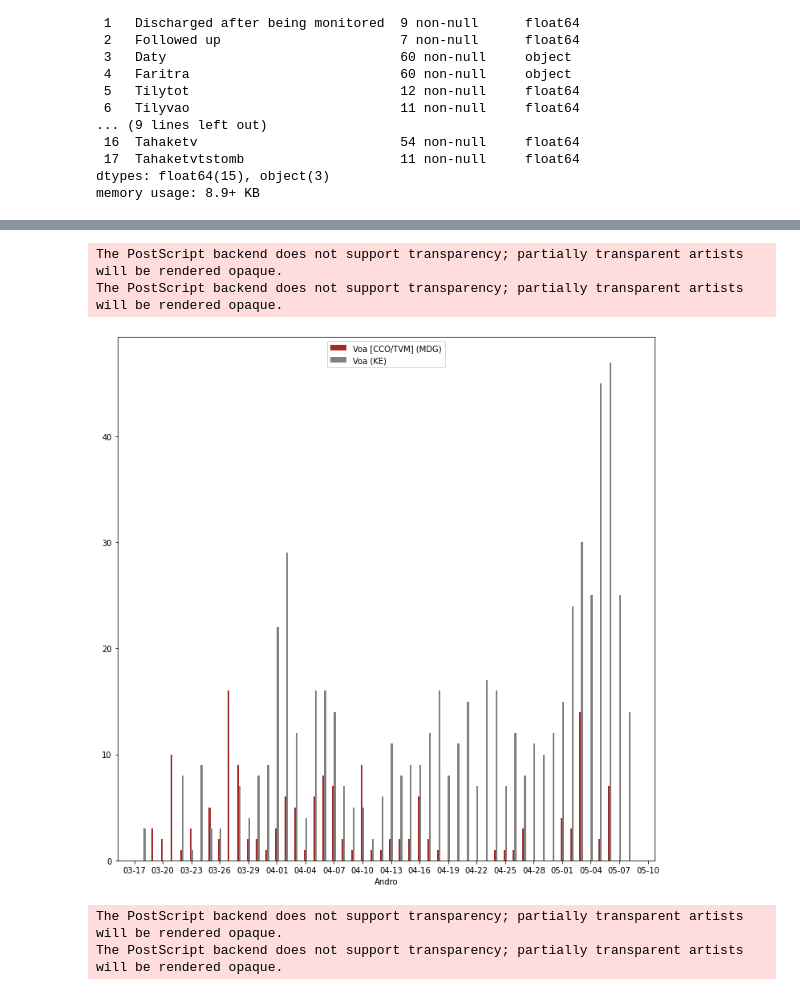
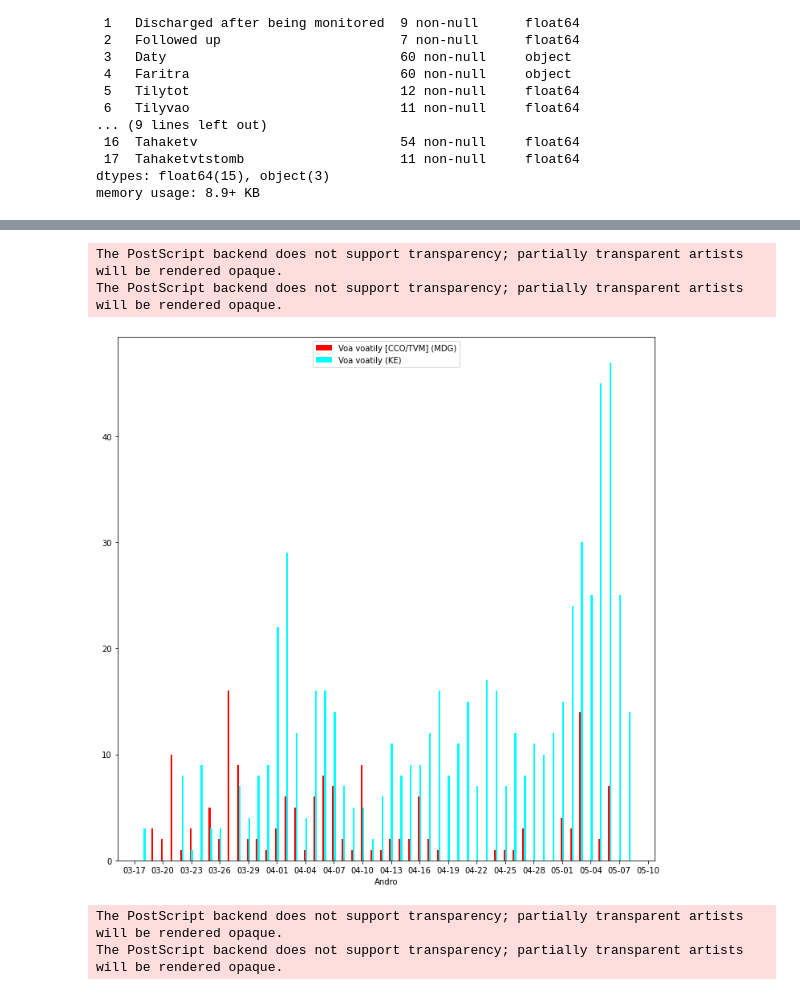
Before and after one commit to herysedra/covid19-mankaiza-clone, a Jupyter notebook: stats/Fampita_mdg_ke.ipynb, the cells around one changed output, grey strips where cells are left out. Cells and saved outputs as stored; diff of their text form; code cells hidden in the pictures.

```diff
--- a/stats/Fampita_mdg_ke.ipynb
+++ b/stats/Fampita_mdg_ke.ipynb
@@ -351,30 +351,30 @@ The PostScript backend does not support transparency; partially transparent arti
 # %%
 ketilyvoam = ketilyvoa.loc['2020-03-18':'2020-05-08']
 tilyvoam = tilyvoamdg.loc['2020-03-18':'2020-05-08']
 
 fig, ax = plt.subplots(figsize=(12, 12))
 
 frtm = np.ones(len(tilyvoam.index))*datetime.timedelta(hours=2)
 
-ax.bar(tilyvoam.index - frtm, tilyvoam['Voatomb'], width = 0.2, color= 'brown', label = 'Voa [CCO/TVM] (MDG)')
+ax.bar(tilyvoam.index - frtm, tilyvoam['Voatomb'], width = 0.2, color= 'red', label = 'Voa voatily [CCO/TVM] (MDG)')
 
-ax.bar(ketilyvoam.index + frtm, ketilyvoam['Ivao'], width= 0.2, color = 'grey', label = 'Voa (KE)')
+ax.bar(ketilyvoam.index + frtm, ketilyvoam['Ivao'], width= 0.2, color = 'cyan', label = 'Voa voatily (KE)')
 
 ax.set(xlabel ='Andro')
 
 date_form = DateFormatter("%m-%d")
 ax.xaxis.set_major_formatter(date_form)
 
 ax.xaxis.set_major_locator(mdates.DayLocator(interval=3))
 ax.legend(loc= 'best')
 
 plt.savefig(path_to_save+'mdgkevoatomb.eps')
 
 plt.show()
 # %% [output]
 The PostScript backend does not support transparency; partially transparent artists will be rendered opaque.
 The PostScript backend does not support transparency; partially transparent artists will be rendered opaque.
-[figure, old version]
+[figure, new version]
 # %%
 ketilyvoam = ketilyvoa.loc['2020-03-18':'2020-05-08']
 tilyvoam = tilyvoamdg.loc['2020-03-18':'2020-05-08']
```
Also changed, not shown: parts of 3 cells of this notebook.
